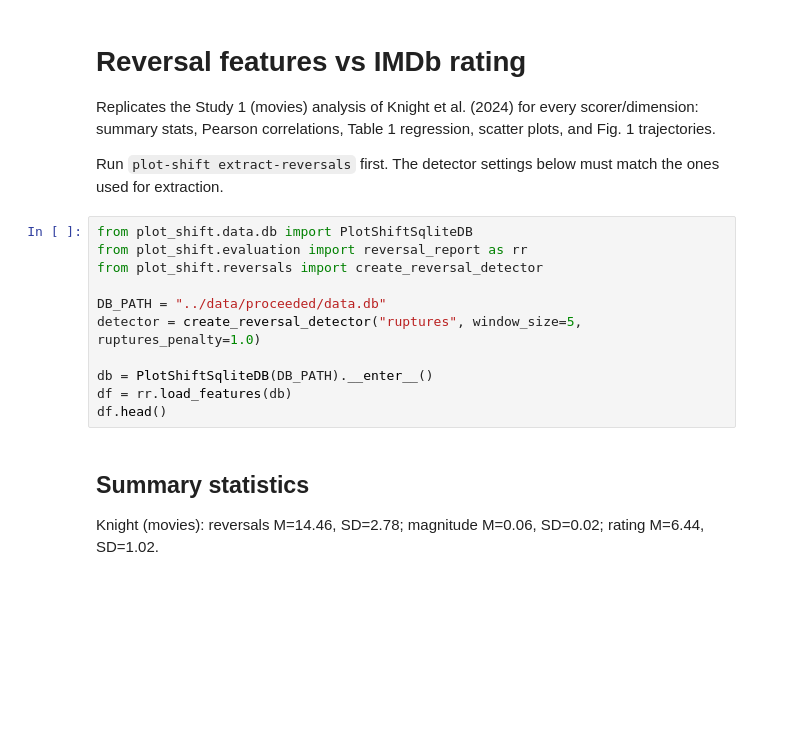
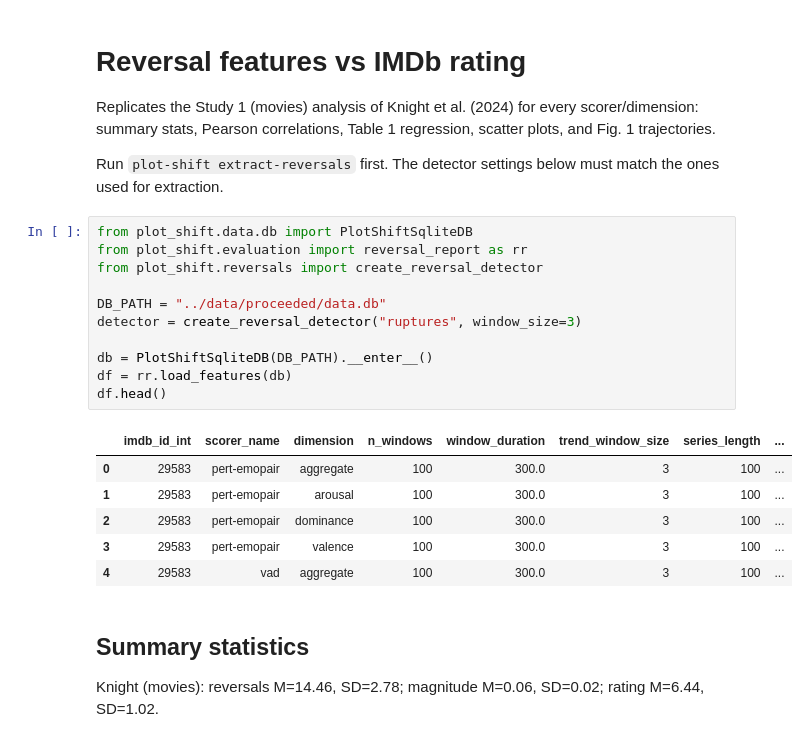
Before and after one commit to dinno7/plot-shift, a Jupyter notebook: notebooks/02_reversal_analysis.ipynb, the cells around one changed output. Cells and saved outputs as stored; diff of their text form; blank space fills up the shorter version.

```diff
--- a/notebooks/02_reversal_analysis.ipynb
+++ b/notebooks/02_reversal_analysis.ipynb
@@ -8,14 +8,21 @@ Run `plot-shift extract-reversals` first. The detector settings below must match
 # %%
 from plot_shift.data.db import PlotShiftSqliteDB
 from plot_shift.evaluation import reversal_report as rr
 from plot_shift.reversals import create_reversal_detector
 
 DB_PATH = "../data/proceeded/data.db"
-detector = create_reversal_detector("ruptures", window_size=5, ruptures_penalty=1.0)
+detector = create_reversal_detector("ruptures", window_size=3)
 
 db = PlotShiftSqliteDB(DB_PATH).__enter__()
 df = rr.load_features(db)
 df.head()
+# %% [output]
+|  | imdb_id_int | scorer_name | dimension | n_windows | window_duration | trend_window_size | series_length | ... |
+| 0 | 29583 | pert-emopair | aggregate | 100 | 300.0 | 3 | 100 | ... |
+| 1 | 29583 | pert-emopair | arousal | 100 | 300.0 | 3 | 100 | ... |
+| 2 | 29583 | pert-emopair | dominance | 100 | 300.0 | 3 | 100 | ... |
+| 3 | 29583 | pert-emopair | valence | 100 | 300.0 | 3 | 100 | ... |
+| 4 | 29583 | vad | aggregate | 100 | 300.0 | 3 | 100 | ... |
 # %% [markdown]
 ## Summary statistics
 
```
Also changed, not shown: parts of 7 cells of this notebook, 1 other file.
